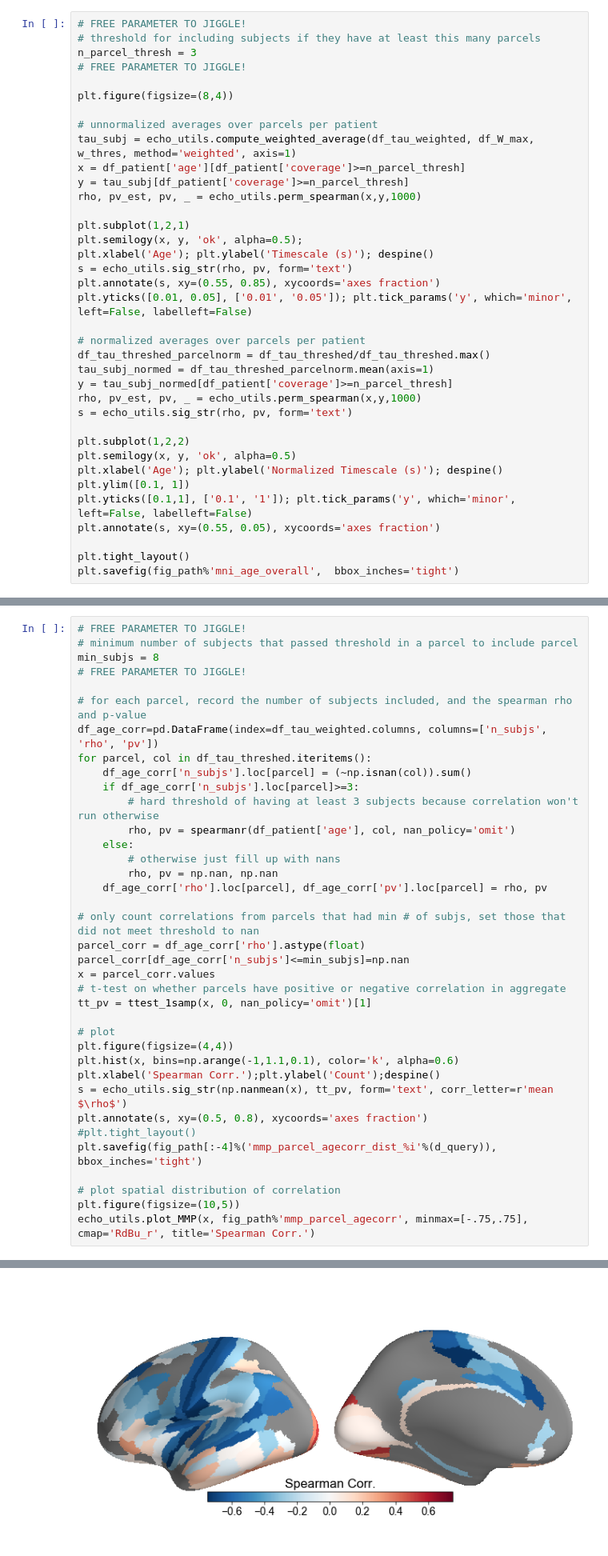
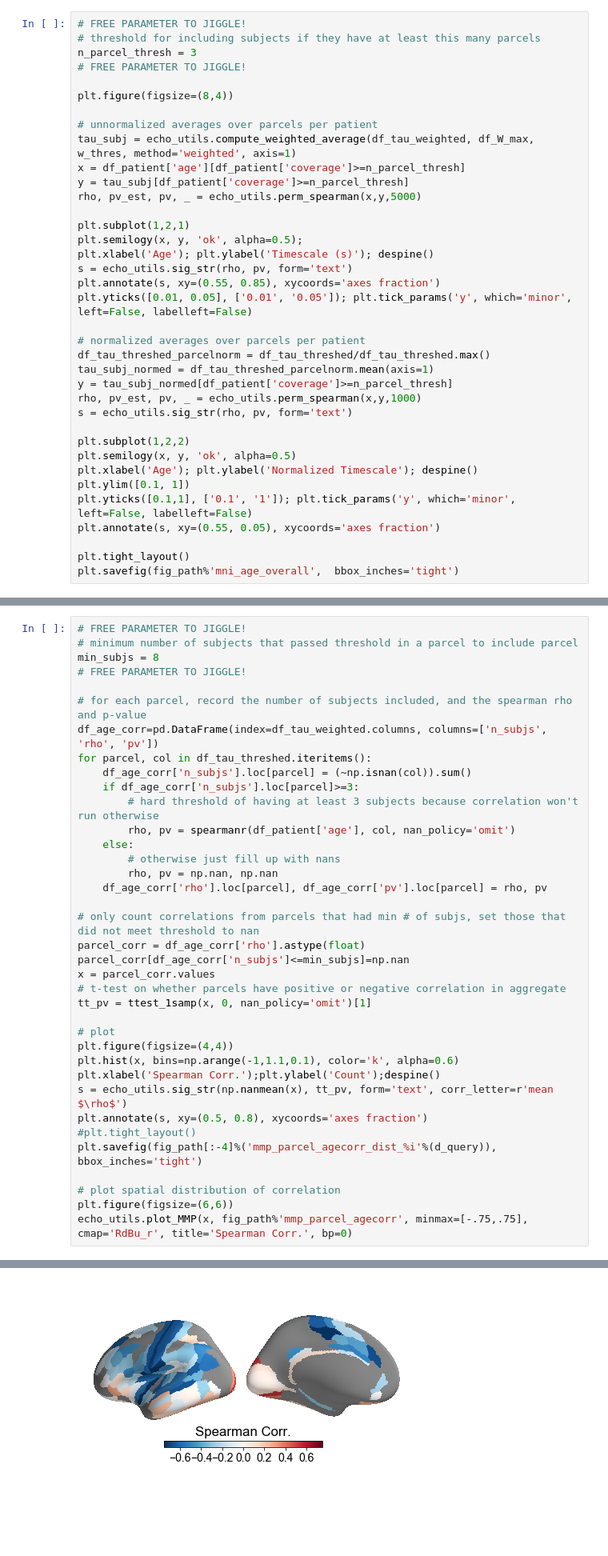
Before and after one commit to rdgao/field-echos, a Jupyter notebook: notebooks/3_viz_human_MMP.ipynb, the cells around one changed output, grey strips where cells are left out. Shown at 80% size. Drawn from its saved outputs; the diff is of its cells as text; blank space fills up the shorter version.

```diff
--- a/notebooks/3_viz_human_MMP.ipynb
+++ b/notebooks/3_viz_human_MMP.ipynb
@@ -341,7 +390,7 @@ plt.figure(figsize=(8,4))
 tau_subj = echo_utils.compute_weighted_average(df_tau_weighted, df_W_max, w_thres, method='weighted', axis=1)
 x = df_patient['age'][df_patient['coverage']>=n_parcel_thresh]
 y = tau_subj[df_patient['coverage']>=n_parcel_thresh]
-rho, pv_est, pv, _ = echo_utils.perm_spearman(x,y,1000)
+rho, pv_est, pv, _ = echo_utils.perm_spearman(x,y,5000)
 
 plt.subplot(1,2,1)
 plt.semilogy(x, y, 'ok', alpha=0.5);
@@ -359,7 +408,7 @@ s = echo_utils.sig_str(rho, pv, form='text')
 
 plt.subplot(1,2,2)
 plt.semilogy(x, y, 'ok', alpha=0.5)
-plt.xlabel('Age'); plt.ylabel('Normalized Timescale (s)'); despine()
+plt.xlabel('Age'); plt.ylabel('Normalized Timescale'); despine()
 plt.ylim([0.1, 1])
 plt.yticks([0.1,1], ['0.1', '1']); plt.tick_params('y', which='minor', left=False, labelleft=False)
 plt.annotate(s, xy=(0.55, 0.05), xycoords='axes fraction')
@@ -388,36 +437,36 @@ for parcel, col in df_tau_threshed.iteritems():
         rho, pv = spearmanr(df_patient['age'], col, nan_policy='omit')
     else:
         # otherwise just fill up with nans
         rho, pv = np.nan, np.nan
     df_age_corr['rho'].loc[parcel], df_age_corr['pv'].loc[parcel] = rho, pv
 
 # only count correlations from parcels that had min # of subjs, set those that did not meet threshold to nan
 parcel_corr = df_age_corr['rho'].astype(float)
 parcel_corr[df_age_corr['n_subjs']<=min_subjs]=np.nan
 x = parcel_corr.values
 # t-test on whether parcels have positive or negative correlation in aggregate
 tt_pv = ttest_1samp(x, 0, nan_policy='omit')[1]
 
 # plot
 plt.figure(figsize=(4,4))
 plt.hist(x, bins=np.arange(-1,1.1,0.1), color='k', alpha=0.6)
 plt.xlabel('Spearman Corr.');plt.ylabel('Count');despine()
 s = echo_utils.sig_str(np.nanmean(x), tt_pv, form='text', corr_letter=r'mean $\rho$')
 plt.annotate(s, xy=(0.5, 0.8), xycoords='axes fraction')
 #plt.tight_layout()
 plt.savefig(fig_path[:-4]%('mmp_parcel_agecorr_dist_%i'%(d_query)), bbox_inches='tight')
 
 # plot spatial distribution of correlation
-plt.figure(figsize=(10,5))
-echo_utils.plot_MMP(x, fig_path%'mmp_parcel_agecorr', minmax=[-.75,.75], cmap='RdBu_r', title='Spearman Corr.')
+plt.figure(figsize=(6,6))
+echo_utils.plot_MMP(x, fig_path%'mmp_parcel_agecorr', minmax=[-.75,.75], cmap='RdBu_r', title='Spearman Corr.', bp=0)
 # %% [output]
 A value is trying to be set on a copy of a slice from a DataFrame
 
 See the caveats in the documentation: http://pandas.pydata.org/pandas-docs/stable/user_guide/indexing.html#returning-a-view-versus-a-copy
   self._setitem_with_indexer(indexer, value)
 colormap sequential: [-7.50e-01, 0.00e+00, 7.50e-01] (opaque)
 [figure]
-[figure, old version]
+[figure, new version]
 # %% [markdown]
 From the distribution, we see that across parcels, timescale is on average negatively correlated with age, which agrees with the analysis above. Looking across the cortex, sensorimotor and temporal regions have the largest negative correlations.
 
```
Also changed, not shown: parts of 13 cells of this notebook, 27 other files.
